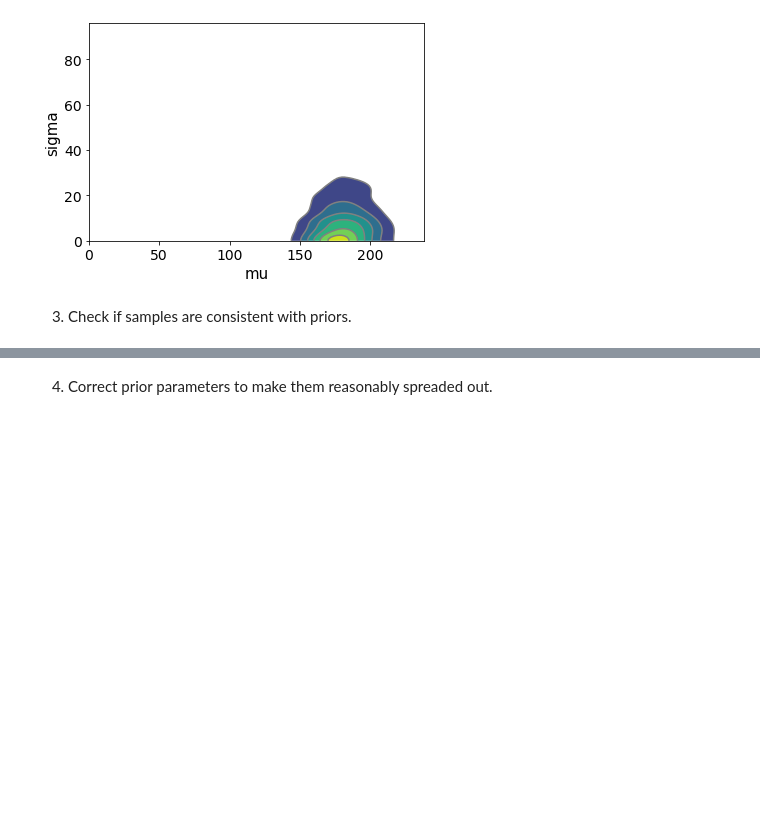
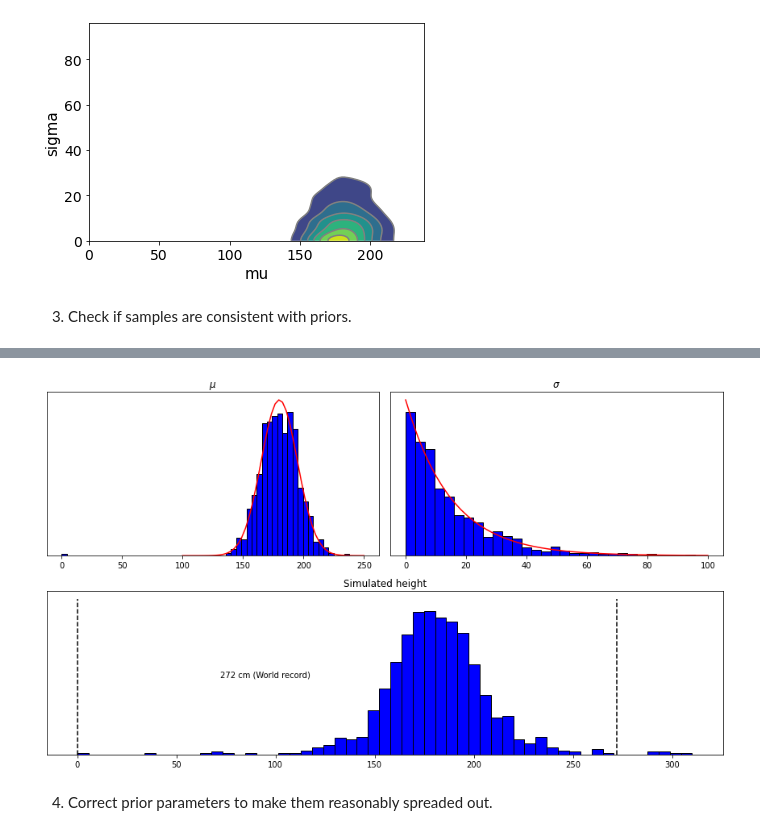
Before and after one commit to DanieloSendi/LaboratoryClasses_Data_Analitycs, a Jupyter notebook: Lab_4_Linear_models_modelling_height_of_Kung_people/Lab_4_Linear_models_modelling_height_of_Kung.ipynb, the cells around one changed output, grey strips where cells are left out. Drawn from its saved outputs; the diff is of its cells as text; code cells hidden in the pictures; blank space fills up the shorter version.

```diff
--- a/Lab_4_Linear_models_modelling_height_of_Kung_people/Lab_4_Linear_models_modelling_height_of_Kung.ipynb
+++ b/Lab_4_Linear_models_modelling_height_of_Kung_people/Lab_4_Linear_models_modelling_height_of_Kung.ipynb
@@ -135,2 +99,42 @@ Mean density: 0.0005
+# %%
+mu_sim=sim.stan_variable('mu')
+sigma_sim=sim.stan_variable('sigma')
+height_sim=sim.stan_variable('height')
+
+
+fig = plt.figure(figsize=(12, 7))
+gs = fig.add_gridspec(2,2)
+
+ax1 = fig.add_subplot(gs [1, :])
+ax1.hist (height_sim, bins='auto', color='blue', edgecolor='black', density='True')
+ax1.vlines ([0,272], ymin=0, ymax=2e-2, linestyle= '--', color='black', zorder=1)
+ax1.set_yticks([])
+ax1.set_title('Simulated height')
+
+ax2 = fig.add_subplot(gs [0, 0])
+ax3= fig.add_subplot(gs [0, 1])
+ax2.set_yticks([])
+ax2.hist (mu_sim, bins='auto', color='blue', edgecolor='black',density='True')
+x=np.linspace(100,250)
+y=stats.norm.pdf (x, loc=180, scale=15)
+ax2.plot(x,y, 'red')
+
+#ax2.set_xticks([-4,0,4])
+ax2.set_title('$\mu$')
+ax3.set_yticks([])
+ax2.set_yticks([])
+ax3.hist(sigma_sim, bins='auto', color='blue', edgecolor='black',density='True')
+
+#ax3.set_xticks([-8,0,8])
+x=np.linspace (0,100)
+y=stats.expon.pdf (x, scale=15)
+ax3.plot(x,y,color='red')
+ax3.set_title('$\sigma$')
+ax1.annotate(text='272 cm (World record)', xy=(72,0.01))
+
+fig.tight_layout()
+plt.show()
+# %% [output]
+[figure, added]
 # %% [markdown]
 4. Correct prior parameters to make them reasonably spreaded out.
```
Also changed, not shown: parts of 14 cells of this notebook, 3 other files.
